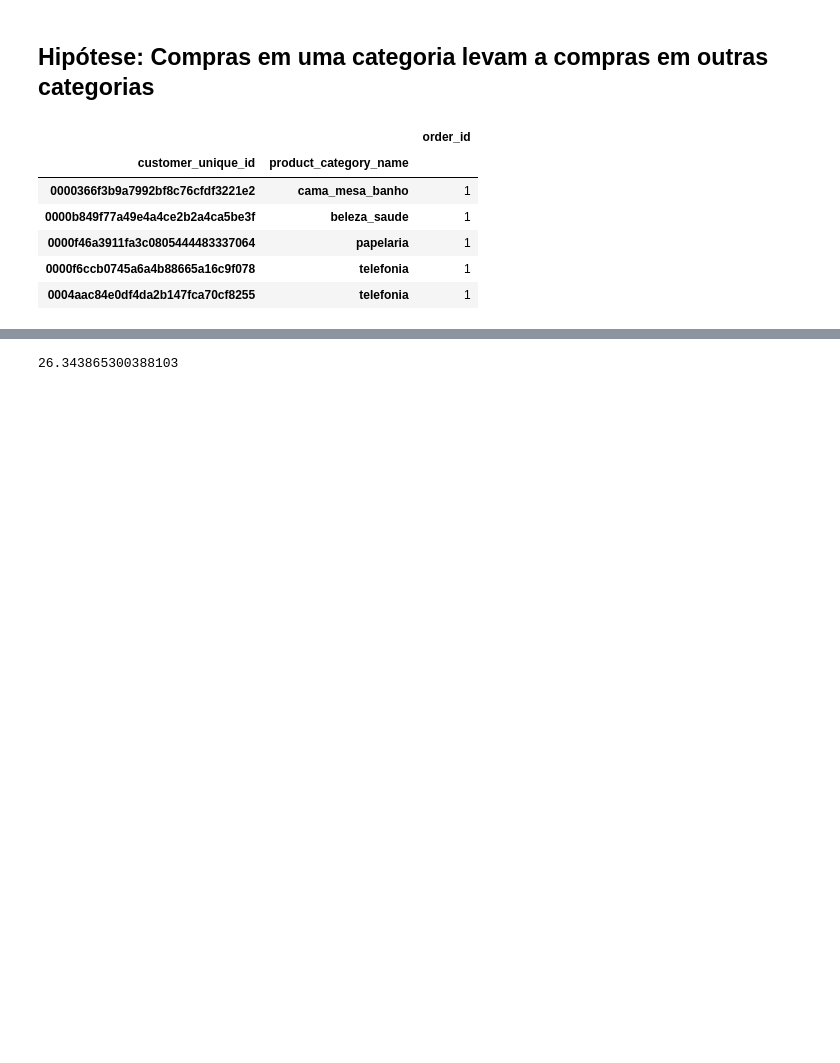
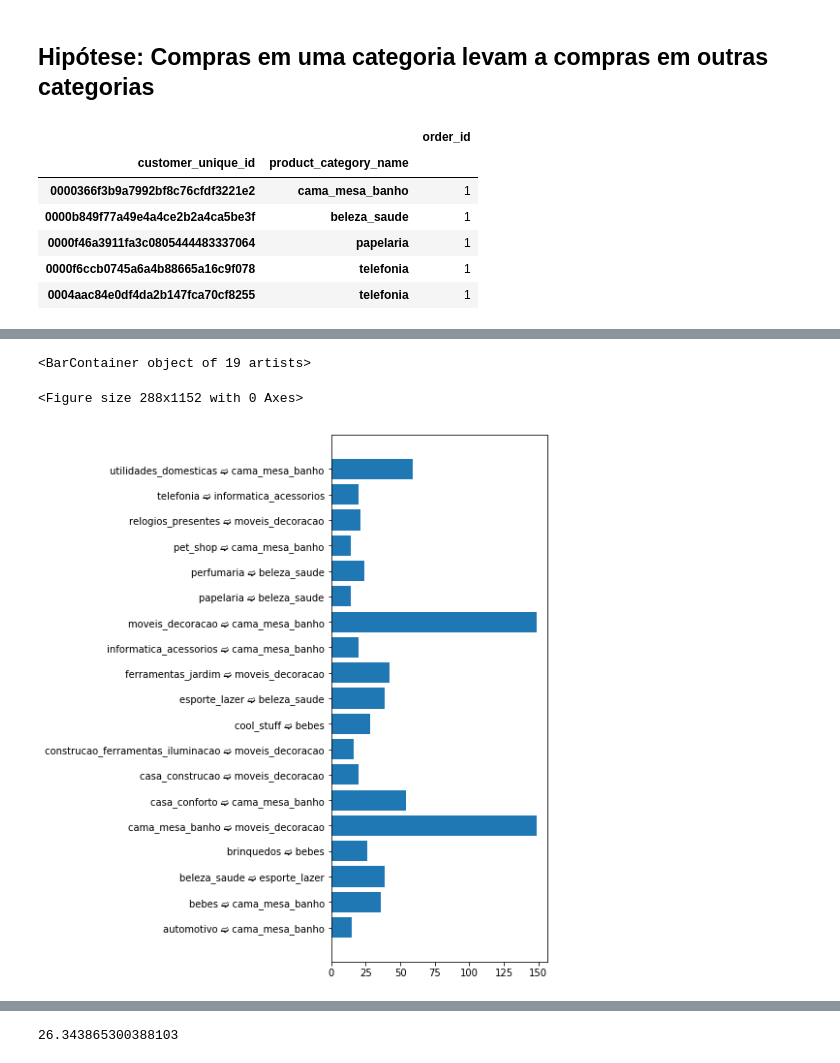
Before and after one commit to GuiBrandt/e-commerce, a Jupyter notebook: Sprint 1/recorrência.ipynb, the cells around one changed output, grey strips where cells are left out. Drawn from its saved outputs; the diff is of its cells as text; code cells hidden in the pictures; blank space fills up the shorter version.

```diff
--- a/Sprint 1/recorrência.ipynb
+++ b/Sprint 1/recorrência.ipynb
@@ -339,3 +328,19 @@ pd.DataFrame({
+# %%
+plt.figure(figsize=(4, 16))
+above_average = relation_table[(relation_table['max'] > relation_table['max'].mean())]
+
+above_avg_cats = above_average.index.tolist()
+above_avg_dogs = above_average['most_common'].values.tolist()
+
+plt.figure(figsize=(4, 10))
+plt.barh(
+    [' ➫ '.join(cat) for cat in zip(above_avg_cats, above_avg_dogs)],
+    above_average['max'].values
+)
+# %% [output]
+<BarContainer object of 19 artists>
+<Figure size 288x1152 with 0 Axes>
+[figure, added]
 # %%
 category_sales_table.style.background_gradient(cmap='viridis')
 # %% [output]
```
Also changed, not shown: parts of 12 cells of this notebook.
